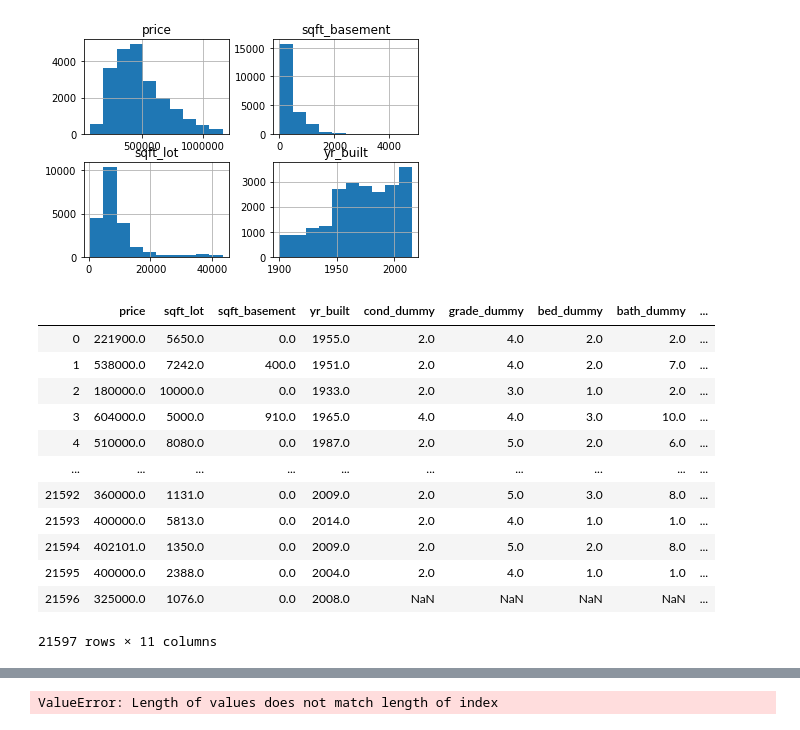
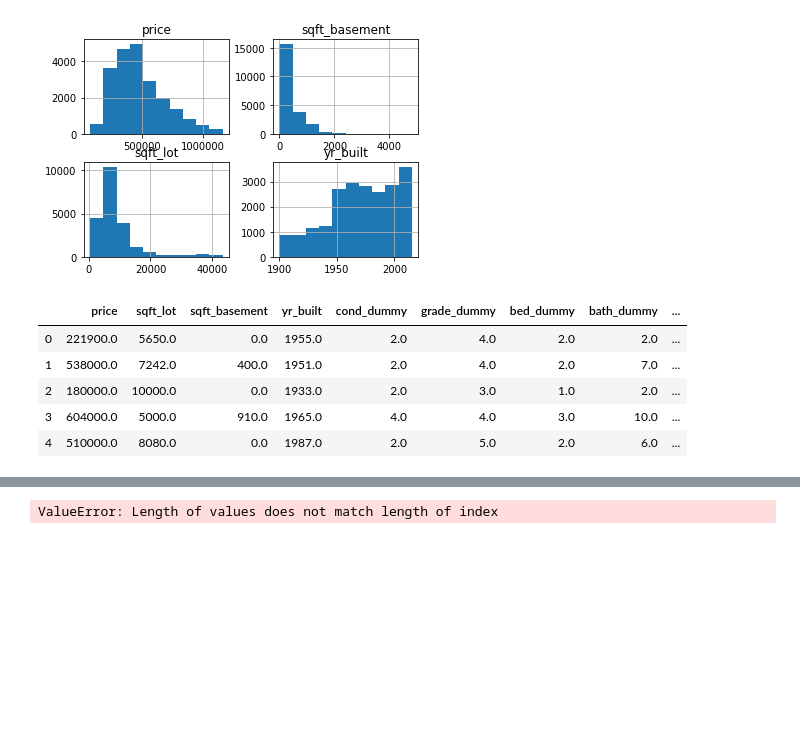
Before and after one commit to EricaSG/dsc-mod-2-project-v2-1-onl01-dtsc-ft-041320, a Jupyter notebook: student.ipynb, the cells around one changed output, grey strips where cells are left out. Saved outputs shown, nothing was run; the diff lists cells and outputs as text; code cells hidden in the pictures; blank space fills up the shorter version.

```diff
--- a/student.ipynb
+++ b/student.ipynb
@@ -1176,21 +1098,14 @@ array([[<matplotlib.axes._subplots.AxesSubplot object at 0x...>,
 [figure]
 # %%
 non_scale_df = pd.concat([norm_check, cat_df], axis=1) #Wheretf did these NaNs come from
-non_scale_df
+non_scale_df.head()
 # %% [output]
 |  | price | sqft_lot | sqft_basement | yr_built | cond_dummy | grade_dummy | bed_dummy | bath_dummy | ... |
 | 0 | 221900.0 | 5650.0 | 0.0 | 1955.0 | 2.0 | 4.0 | 2.0 | 2.0 | ... |
 | 1 | 538000.0 | 7242.0 | 400.0 | 1951.0 | 2.0 | 4.0 | 2.0 | 7.0 | ... |
 | 2 | 180000.0 | 10000.0 | 0.0 | 1933.0 | 2.0 | 3.0 | 1.0 | 2.0 | ... |
 | 3 | 604000.0 | 5000.0 | 910.0 | 1965.0 | 4.0 | 4.0 | 3.0 | 10.0 | ... |
 | 4 | 510000.0 | 8080.0 | 0.0 | 1987.0 | 2.0 | 5.0 | 2.0 | 6.0 | ... |
-| ... | ... | ... | ... | ... | ... | ... | ... | ... | ... |
-| 21592 | 360000.0 | 1131.0 | 0.0 | 2009.0 | 2.0 | 5.0 | 3.0 | 8.0 | ... |
-| 21593 | 400000.0 | 5813.0 | 0.0 | 2014.0 | 2.0 | 4.0 | 1.0 | 1.0 | ... |
-| 21594 | 402101.0 | 1350.0 | 0.0 | 2009.0 | 2.0 | 5.0 | 2.0 | 8.0 | ... |
-| 21595 | 400000.0 | 2388.0 | 0.0 | 2004.0 | 2.0 | 4.0 | 1.0 | 1.0 | ... |
-| 21596 | 325000.0 | 1076.0 | 0.0 | 2008.0 | NaN | NaN | NaN | NaN | ... |
-21597 rows × 11 columns
 # %%
 #Model with data under 25th Quantile and Over the 75th removed
 def fullRegressionAnalysis(b, df, a='price'):
```
Also changed, not shown: parts of 30 cells of this notebook.
